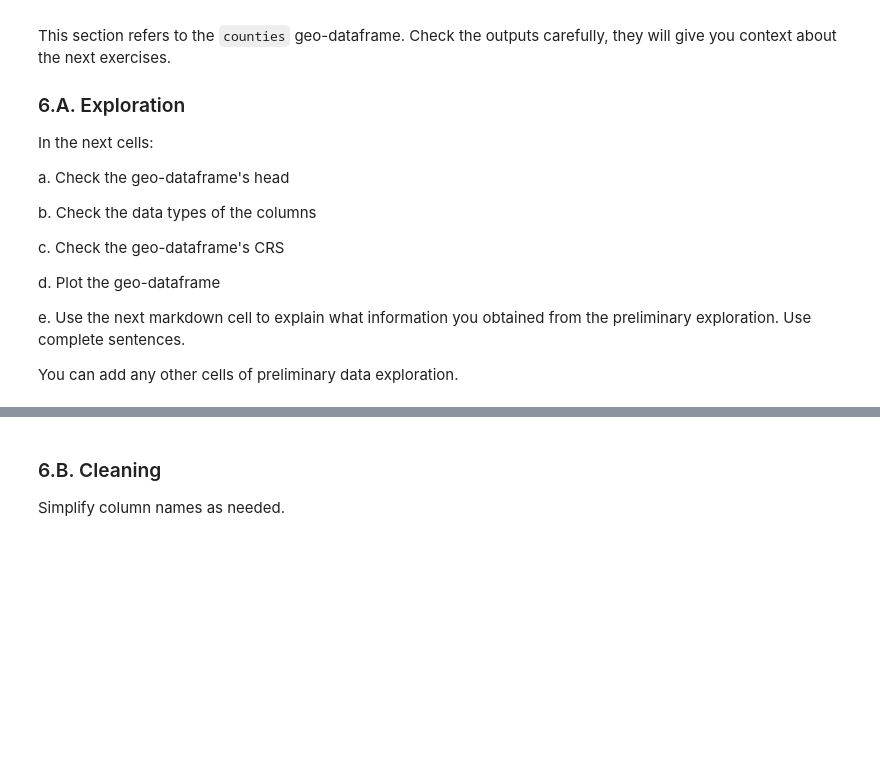
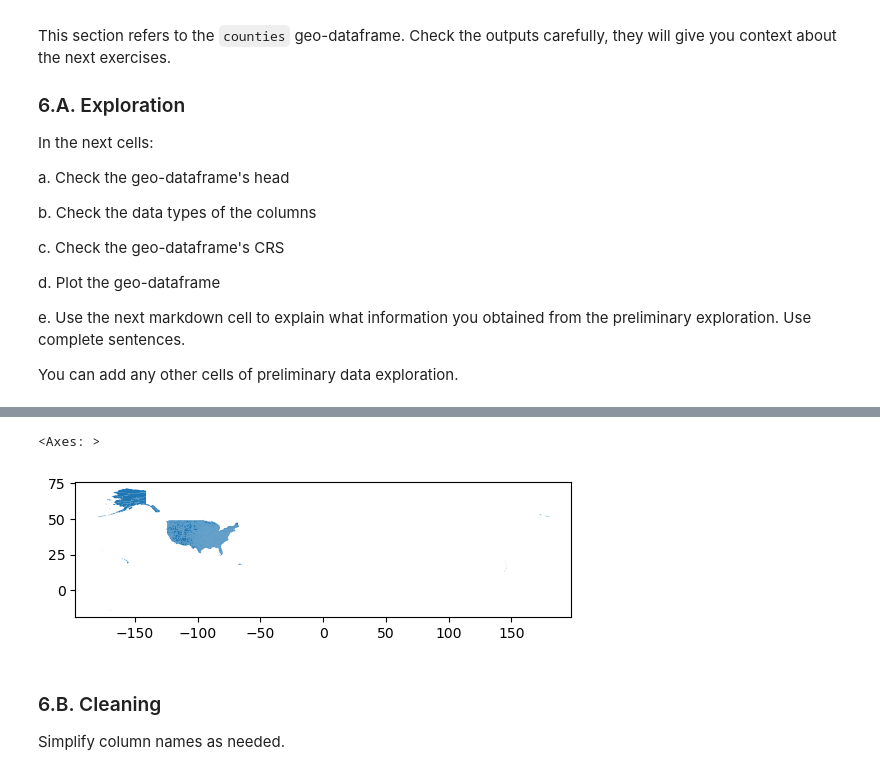
Before and after one commit to olivrwitt/eds220-hwk3, a Jupyter notebook: hwk3-task2-spills.ipynb, the cells around one changed output, grey strips where cells are left out. Drawn from its saved outputs; the diff is of its cells as text; code cells hidden in the pictures; blank space fills up the shorter version.

```diff
--- a/hwk3-task2-spills.ipynb
+++ b/hwk3-task2-spills.ipynb
@@ -243,3 +537,9 @@ _Type your answer here, replacing this text._
+# %%
+# d. Plot the geo-dataframe
+counties.plot()
+# %% [output]
+<Axes: >
+[figure, added]
 # %% [markdown]
 <!-- END QUESTION -->
 
```
Also changed, not shown: parts of 57 cells of this notebook.
